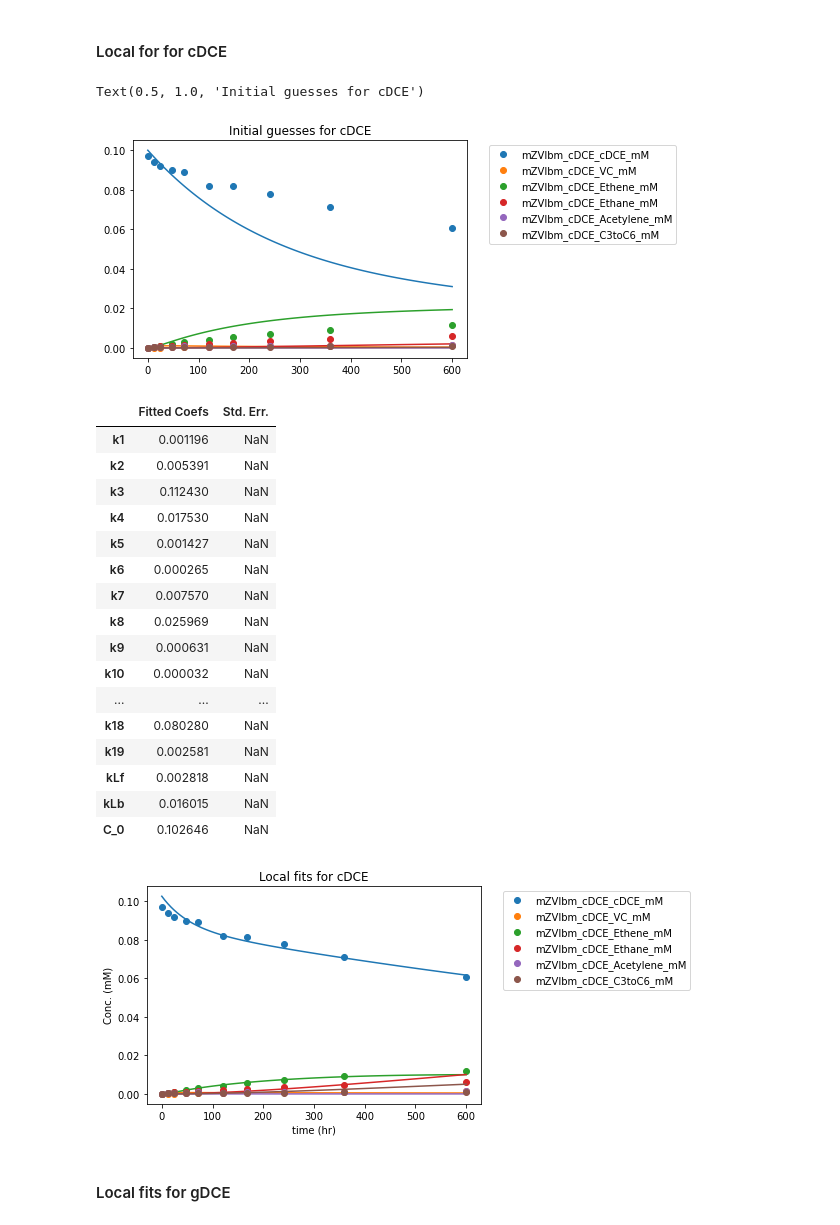
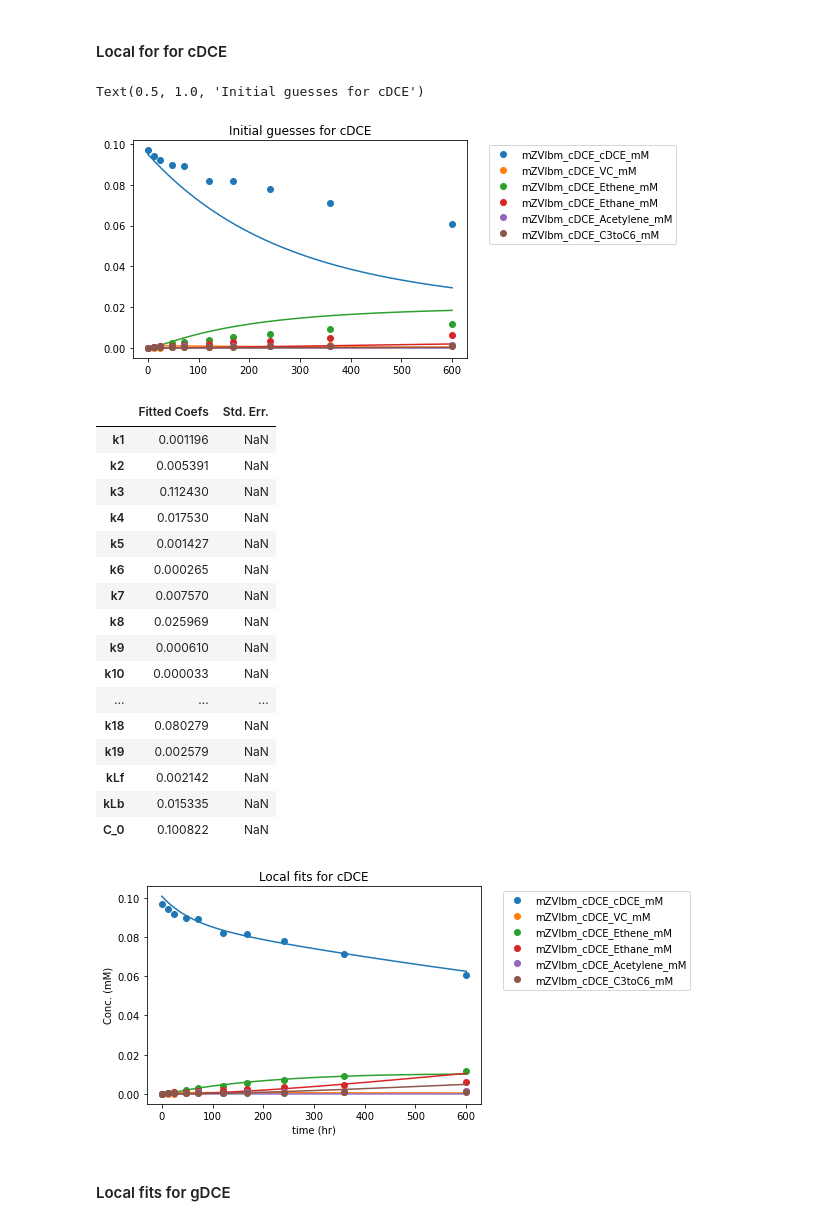
Before and after one commit to jbandstra-MNL/Global-Fitting, a Jupyter notebook: Reductive dechlorination of chlorinated ethenes_S_0_20.ipynb, the cells around one changed output. Drawn from its saved outputs; the diff is of its cells as text; code cells hidden in the pictures.

```diff
--- a/Reductive dechlorination of chlorinated ethenes_S_0_20.ipynb
+++ b/Reductive dechlorination of chlorinated ethenes_S_0_20.ipynb
@@ -820,35 +820,35 @@ karr = [0.001196124,
 0.727938139,
 96.22603344,
 0.339077361,
 12425.31425,
 252.1496846,
 364.4893375,
 11553.96548,
 0.080285236,
 0.000289045,
 0.001842624,
 0.001581477
 ]
 C0 = np.zeros(1)
-C0[0] = 0.1
+C0[0] = 0.095
 
 tdata = dict_mZVIbm['cDCE']['mZVIbm_cDCE_Time_hr']
 lst1 =  dict_mZVIbm['cDCE'].columns.values
 lst2 = [s.endswith('mM') for s in dict_mZVIbm['cDCE'].columns.values]
 
 tarr = np.linspace(tdata.iloc[0],tdata.iloc[-1],101)
 C = cDCE(np.hstack((karr, C0)), tarr)
 
 prop_cycle = plt.rcParams['axes.prop_cycle']
 colors = prop_cycle.by_key()['color']
 for i, (name, conc) in enumerate(zip(lst1[lst2], C)):
     plt.plot(tdata, dict_mZVIbm['cDCE'][name], 'o', color=colors[i], label = name)
     plt.plot(tarr, conc, color=colors[i])
 plt.legend(bbox_to_anchor=(1.05, 1))
 plt.title('Initial guesses for cDCE')
 # %% [output]
 Text(0.5, 1.0, 'Initial guesses for cDCE')
-[figure, old version]
+[figure, new version]
 # %%
 # Perform Fit
 cDCEfit = least_squares(cDCEfitfunc, np.hstack((karr, C0)), bounds=(0, np.inf))
@@ -878,14 +878,14 @@ pd.DataFrame({'Fitted Coefs':cDCEfit.x, 'Std. Err.':err}, index=coef_names)
 | k6 | 0.000265 | NaN |
 | k7 | 0.007570 | NaN |
 | k8 | 0.025969 | NaN |
-| k9 | 0.000631 | NaN |
-| k10 | 0.000032 | NaN |
+| k9 | 0.000610 | NaN |
+| k10 | 0.000033 | NaN |
 | ... | ... | ... |
-| k18 | 0.080280 | NaN |
-| k19 | 0.002581 | NaN |
-| kLf | 0.002818 | NaN |
-| kLb | 0.016015 | NaN |
-| C_0 | 0.102646 | NaN |
+| k18 | 0.080279 | NaN |
+| k19 | 0.002579 | NaN |
+| kLf | 0.002142 | NaN |
+| kLb | 0.015335 | NaN |
+| C_0 | 0.100822 | NaN |
 # %%
 tdata = dict_mZVIbm['cDCE']['mZVIbm_cDCE_Time_hr']
 lst1 =  dict_mZVIbm['cDCE'].columns.values
@@ -911,7 +911,7 @@ for i, (name, conc) in enumerate(zip(lst1[lst2], C)):
 df = pd.DataFrame(data=d)
 # df.to_csv('Local_Corrected mZVIbm_cDCE.csv',index=False)
 # %% [output]
-[figure, old version]
+[figure, new version]
 # %%
 local_fit_df['cDCE Fit'] = cDCEfit.x
 # %%
```
